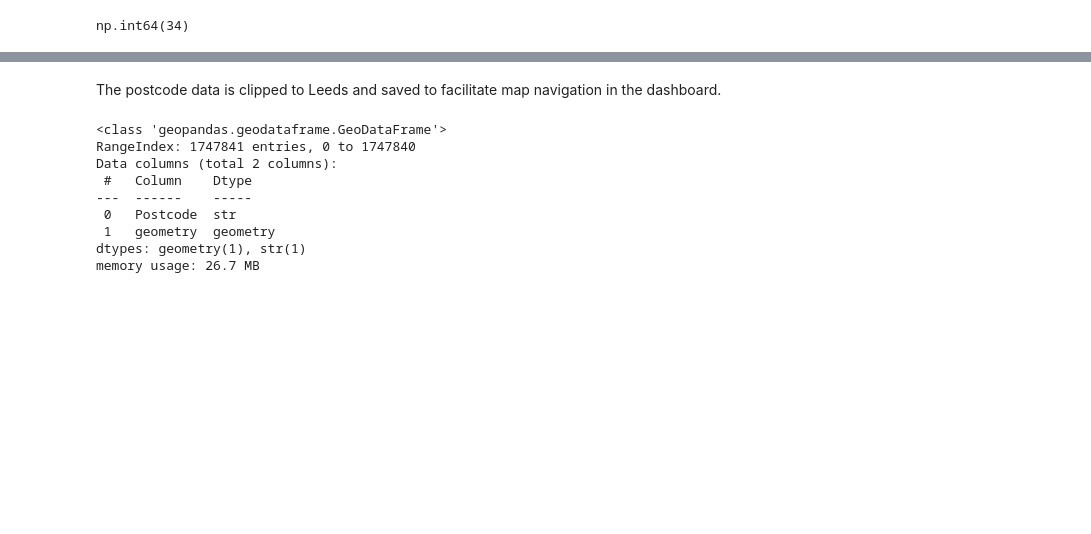
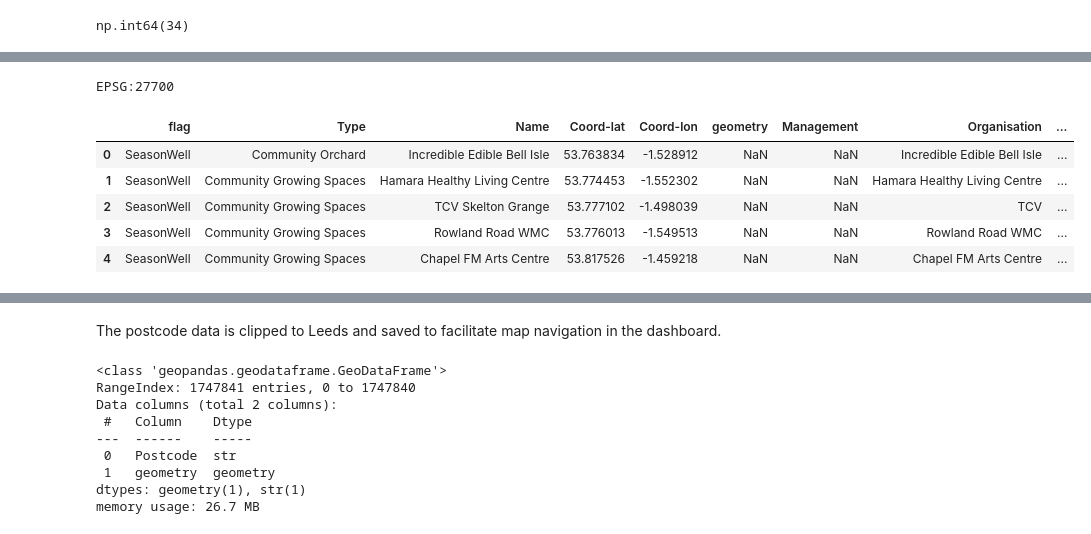
Before and after one commit to MarionC749/LIDA-SEEDS, a Jupyter notebook: Data_Processing/1-SEEDS_existingCGS_search.ipynb, the cells around one changed output, grey strips where cells are left out. Saved outputs shown, nothing was run; the diff lists cells and outputs as text; code cells hidden in the pictures; blank space fills up the shorter version.

```diff
--- a/Data_Processing/1-SEEDS_existingCGS_search.ipynb
+++ b/Data_Processing/1-SEEDS_existingCGS_search.ipynb
@@ -3054,0 +2992,16 @@ Existing_CGSs['Name'] = Existing_CGSs['Name'].fillna("*Name Unavailable")
+# %%
+print(Existing_CGSs.crs)
+# %% [output]
+EPSG:27700
+# %%
+#Adding manually created dataset based on information provided by SeasonWell
+seasonwell_data = f"{DATA_DIR}\CGS_SeasonWell_data.xlsx"
+seasonwell  = pd.read_excel(seasonwell_data)
+seasonwell.head()
+# %% [output]
+|  | flag | Type | Name | Coord-lat | Coord-lon | geometry | Management | Organisation | ... |
+| 0 | SeasonWell | Community Orchard | Incredible Edible Bell Isle | 53.763834 | -1.528912 | NaN | NaN | Incredible Edible Bell Isle | ... |
+| 1 | SeasonWell | Community Growing Spaces | Hamara Healthy Living Centre | 53.774453 | -1.552302 | NaN | NaN | Hamara Healthy Living Centre | ... |
+| 2 | SeasonWell | Community Growing Spaces | TCV Skelton Grange | 53.777102 | -1.498039 | NaN | NaN | TCV | ... |
+| 3 | SeasonWell | Community Growing Spaces | Rowland Road WMC | 53.776013 | -1.549513 | NaN | NaN | Rowland Road WMC | ... |
+| 4 | SeasonWell | Community Growing Spaces | Chapel FM Arts Centre | 53.817526 | -1.459218 | NaN | NaN | Chapel FM Arts Centre | ... |
```
Also changed, not shown: parts of 19 cells of this notebook, 8 other files.
